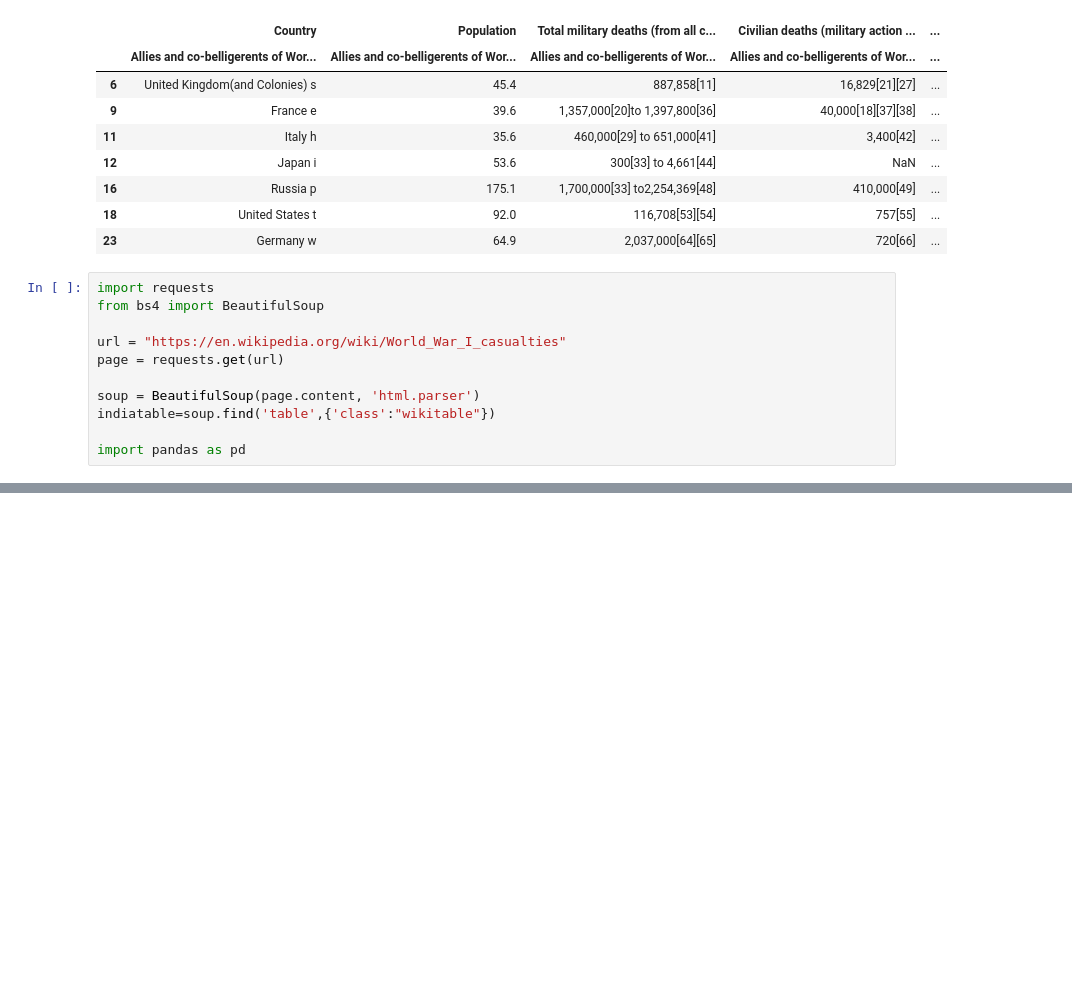
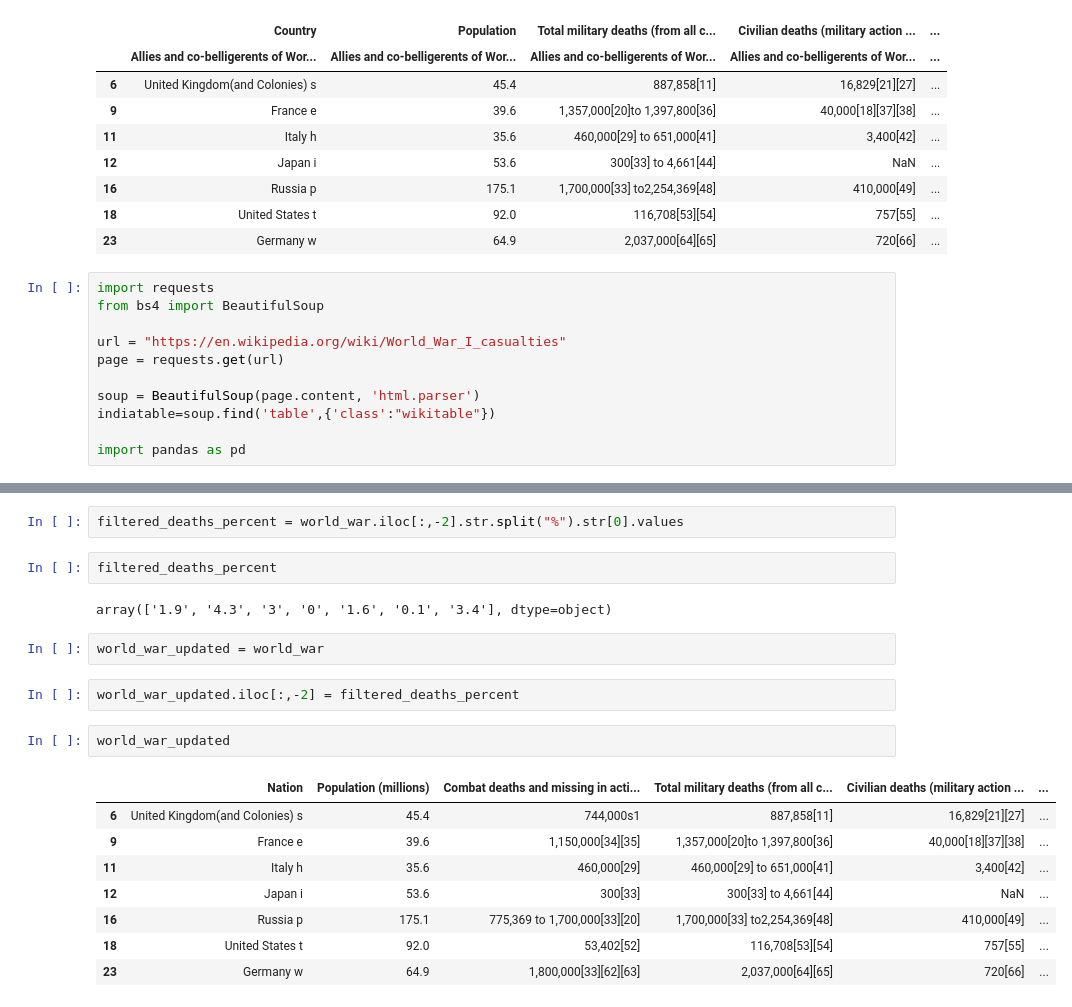
Before and after one commit to conorgleeson95/lecture4_workings, a Jupyter notebook: New Project.ipynb, the cells around one changed output, grey strips where cells are left out. Drawn from its saved outputs; the diff is of its cells as text; blank space fills up the shorter version.

Commit message:
Cleaned Table, checkpoint

```diff
--- a/New Project.ipynb
+++ b/New Project.ipynb
@@ -439,0 +440,21 @@ Name: Deaths as % of population, dtype: object
+# %%
+filtered_deaths_percent = world_war.iloc[:,-2].str.split("%").str[0].values
+# %%
+filtered_deaths_percent
+# %% [output]
+array(['1.9', '4.3', '3', '0', '1.6', '0.1', '3.4'], dtype=object)
+# %%
+world_war_updated = world_war
+# %%
+world_war_updated.iloc[:,-2] = filtered_deaths_percent
+# %%
+world_war_updated
+# %% [output]
+|  | Nation | Population (millions) | Combat deaths and missing in acti... | Total military deaths (from all c... | Civilian deaths (military action ... | ... |
+| 6 | United Kingdom(and Colonies) s | 45.4 | 744,000s1 | 887,858[11] | 16,829[21][27] | ... |
+| 9 | France e | 39.6 | 1,150,000[34][35] | 1,357,000[20]to 1,397,800[36] | 40,000[18][37][38] | ... |
+| 11 | Italy h | 35.6 | 460,000[29] | 460,000[29] to 651,000[41] | 3,400[42] | ... |
+| 12 | Japan i | 53.6 | 300[33] | 300[33] to 4,661[44] | NaN | ... |
+| 16 | Russia p | 175.1 | 775,369 to 1,700,000[33][20] | 1,700,000[33] to2,254,369[48] | 410,000[49] | ... |
+| 18 | United States t | 92.0 | 53,402[52] | 116,708[53][54] | 757[55] | ... |
+| 23 | Germany w | 64.9 | 1,800,000[33][62][63] | 2,037,000[64][65] | 720[66] | ... |
```
Also changed, not shown: parts of 22 cells of this notebook.
